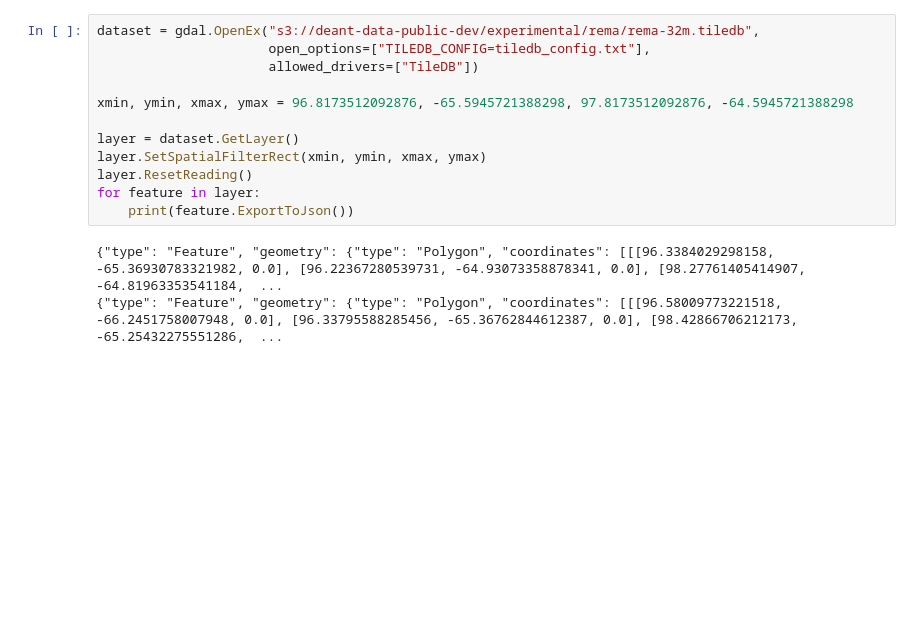
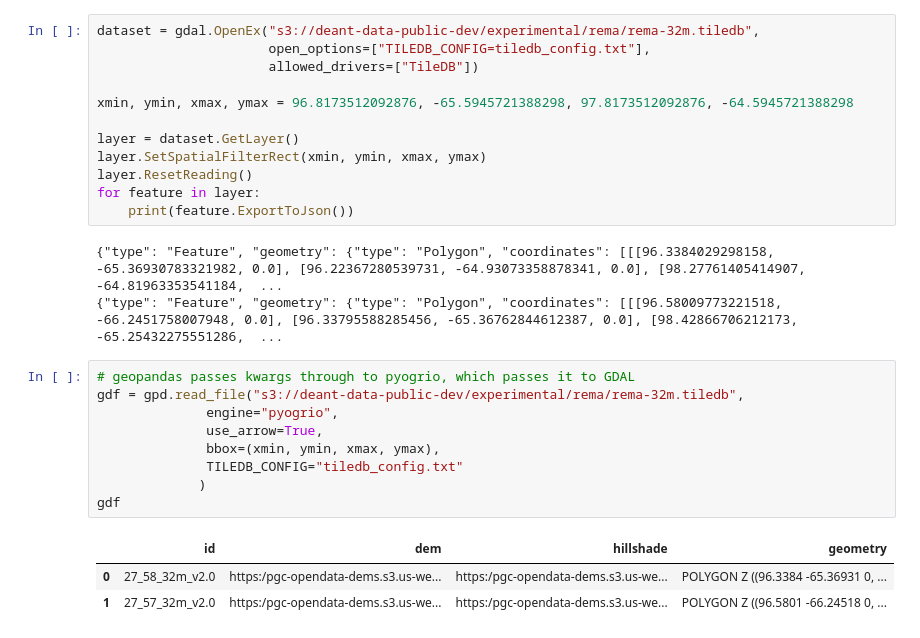
Before and after one commit to jmettes/stac-fastapi, a Jupyter notebook: TileDB.ipynb, the cells around one changed output. Cells and saved outputs as stored; diff of their text form; blank space fills up the shorter version.

Commit message:
Add geopandas example

```diff
--- a/TileDB.ipynb
+++ b/TileDB.ipynb
@@ -335,3 +335,16 @@ for feature in layer:
 # %% [output]
 {"type": "Feature", "geometry": {"type": "Polygon", "coordinates": [[[96.3384029298158, -65.36930783321982, 0.0], [96.22367280539731, -64.93073358878341, 0.0], [98.27761405414907, -64.81963353541184,  ...
 {"type": "Feature", "geometry": {"type": "Polygon", "coordinates": [[[96.58009773221518, -66.2451758007948, 0.0], [96.33795588285456, -65.36762844612387, 0.0], [98.42866706212173, -65.25432275551286,  ...
+# %%
+# geopandas passes kwargs through to pyogrio, which passes it to GDAL
+gdf = gpd.read_file("s3://deant-data-public-dev/experimental/rema/rema-32m.tiledb",
+              engine="pyogrio",
+              use_arrow=True,
+              bbox=(xmin, ymin, xmax, ymax),
+              TILEDB_CONFIG="tiledb_config.txt"
+             )
+gdf
+# %% [output]
+|  | id | dem | hillshade | geometry |
+| 0 | 27_58_32m_v2.0 | https:/pgc-opendata-dems.s3.us-we... | https:/pgc-opendata-dems.s3.us-we... | POLYGON Z ((96.3384 -65.36931 0, ... |
+| 1 | 27_57_32m_v2.0 | https:/pgc-opendata-dems.s3.us-we... | https:/pgc-opendata-dems.s3.us-we... | POLYGON Z ((96.5801 -66.24518 0, ... |
```
